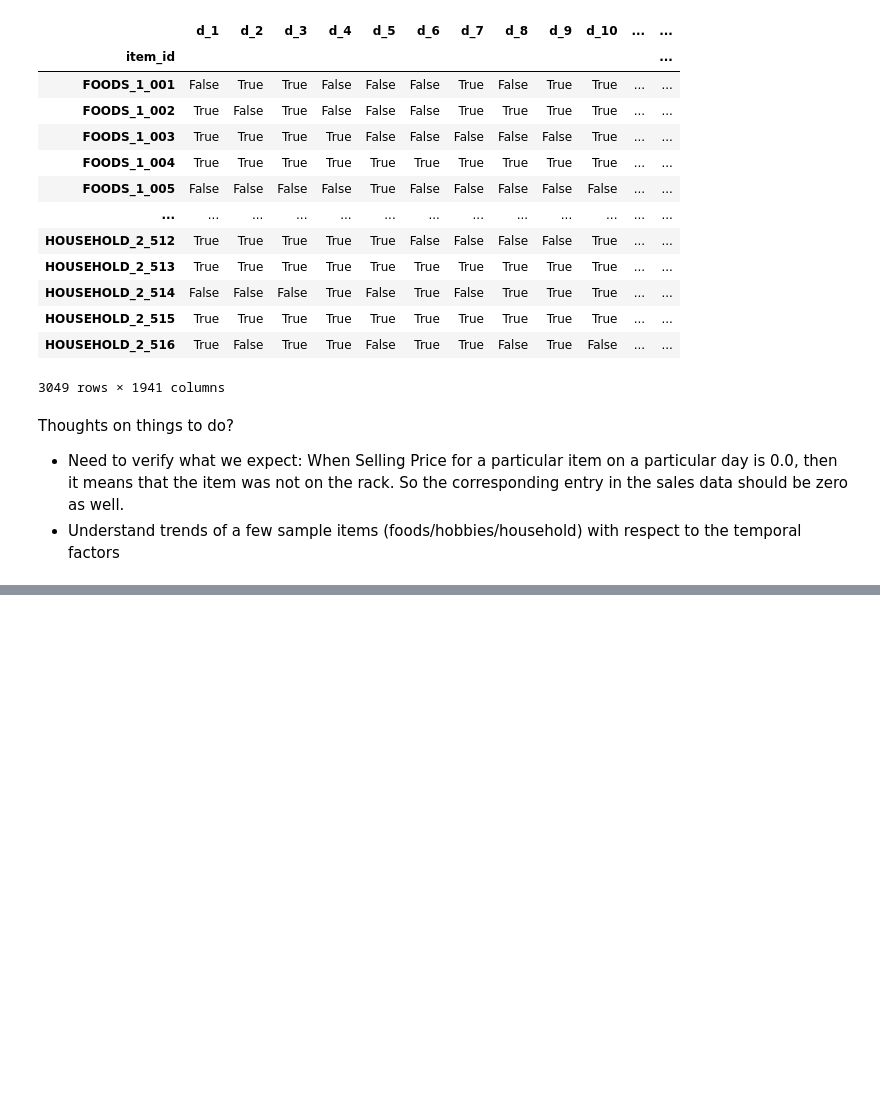
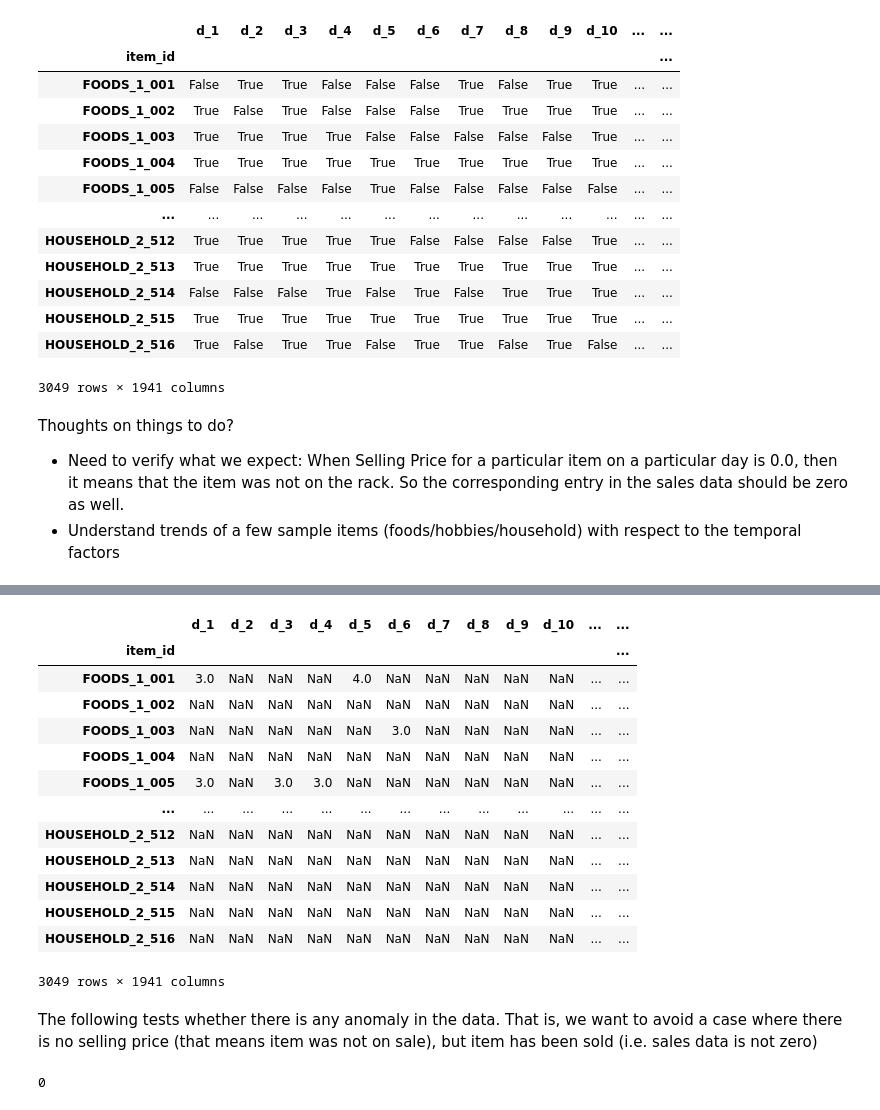
Before and after one commit to krishnans14/Joinhowdy_projects, a Jupyter notebook: M5_Competition_EDA.ipynb, the cells around one changed output, grey strips where cells are left out. Drawn from its saved outputs; the diff is of its cells as text; code cells hidden in the pictures; blank space fills up the shorter version.

Commit message:
Changes made during the session on 21-Jan-2021
- We find a way to verify that the data and our post-processing are consistent
- We discussed how to proceed on the model building

```diff
--- a/M5_Competition_EDA.ipynb
+++ b/M5_Competition_EDA.ipynb
@@ -865,0 +892,23 @@ Thoughts on things to do?
+# %%
+sales_df_CA_1[(sales_df_CA_1 < 5.0) & (sales_df_CA_1 > 2.0)]
+# %% [output]
+|  | d_1 | d_2 | d_3 | d_4 | d_5 | d_6 | d_7 | d_8 | d_9 | d_10 | ... | ... |
+| item_id |  |  |  |  |  |  |  |  |  |  |  | ... |
+| FOODS_1_001 | 3.0 | NaN | NaN | NaN | 4.0 | NaN | NaN | NaN | NaN | NaN | ... | ... |
+| FOODS_1_002 | NaN | NaN | NaN | NaN | NaN | NaN | NaN | NaN | NaN | NaN | ... | ... |
+| FOODS_1_003 | NaN | NaN | NaN | NaN | NaN | 3.0 | NaN | NaN | NaN | NaN | ... | ... |
+| FOODS_1_004 | NaN | NaN | NaN | NaN | NaN | NaN | NaN | NaN | NaN | NaN | ... | ... |
+| FOODS_1_005 | 3.0 | NaN | 3.0 | 3.0 | NaN | NaN | NaN | NaN | NaN | NaN | ... | ... |
+| ... | ... | ... | ... | ... | ... | ... | ... | ... | ... | ... | ... | ... |
+| HOUSEHOLD_2_512 | NaN | NaN | NaN | NaN | NaN | NaN | NaN | NaN | NaN | NaN | ... | ... |
+| HOUSEHOLD_2_513 | NaN | NaN | NaN | NaN | NaN | NaN | NaN | NaN | NaN | NaN | ... | ... |
+| HOUSEHOLD_2_514 | NaN | NaN | NaN | NaN | NaN | NaN | NaN | NaN | NaN | NaN | ... | ... |
+| HOUSEHOLD_2_515 | NaN | NaN | NaN | NaN | NaN | NaN | NaN | NaN | NaN | NaN | ... | ... |
+| HOUSEHOLD_2_516 | NaN | NaN | NaN | NaN | NaN | NaN | NaN | NaN | NaN | NaN | ... | ... |
+3049 rows × 1941 columns
+# %% [markdown]
+The following tests whether there is any anomaly in the data. That is, we want to avoid a case where there is no selling price (that means item was not on sale), but item has been sold (i.e. sales data is not zero)
+# %%
+sum(sum(np.array((sales_df_CA_1 != 0) & (pivot_selling_cal_CA_1 == 0))))
+# %% [output]
+0
```
Also changed, not shown: parts of 14 cells of this notebook.
